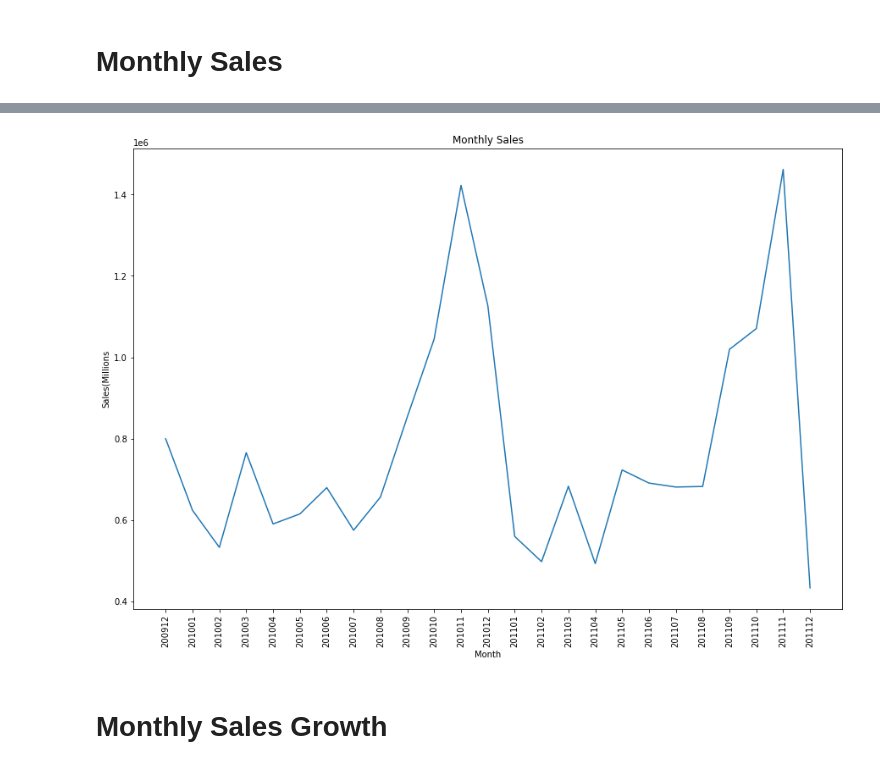
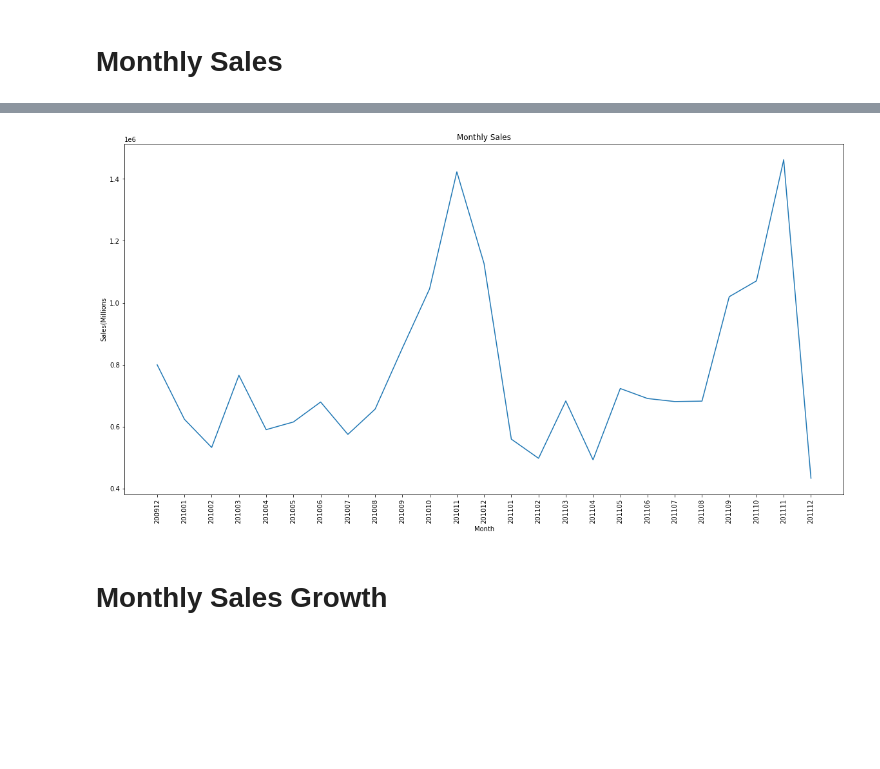
Before and after one commit to jarviscanada/jarvis_data_eng_MiguelDario, a Jupyter notebook: python_data_analytics/python_data_wrangling/retail_data_analytics_wrangling.ipynb, the cells around one changed output, grey strips where cells are left out. Cells and saved outputs as stored; diff of their text form; code cells hidden in the pictures; blank space fills up the shorter version.

```diff
--- a/python_data_analytics/python_data_wrangling/retail_data_analytics_wrangling.ipynb
+++ b/python_data_analytics/python_data_wrangling/retail_data_analytics_wrangling.ipynb
@@ -291,6 +223,6 @@ month_df["InvoiceDate"] = year * 100 + month
 
 #Reanme Invoice Date to Invoice Month
 month_df.rename(columns = {"InvoiceDate" : "InvoiceMonth"}, inplace = True)
-#month_df["InvoiceMonth"] = month_df.astype({"InvoiceMonth" : 'str'})
-month_df.info()
+month_df = month_df.astype({"InvoiceMonth" : 'str'})
+month_df.head()
 # %% [output]
@@ -346,10 +298,10 @@ orders_df.plot(title = 'Monthly Placed and Cancelled Orders', xlabel = "Month",
 monthly_sales_df = month_df[["InvoiceMonth", "Quantity", "Price"]].copy()
 #Calculate monthly sales
 monthly_sales_df["Amount"] = monthly_sales_df["Quantity"] * monthly_sales_df["Price"]
-monthly_sales_df["InvoiceMonth"] = monthly_sales_df.astype({"InvoiceMonth" : 'str'})
+#monthly_sales_df["InvoiceMonth"] = monthly_sales_df.astype({"InvoiceMonth" : 'str'})
 #Group by index month
-monthly_sales_df = monthly_sales_df.groupby("InvoiceMonth").sum().reset_index()
-monthly_sales_df
+monthly_sales_df = monthly_sales_df.groupby("InvoiceMonth", as_index = False).sum()
+monthly_sales_df.head()
 # %% [output]
 |  | InvoiceMonth | Quantity | Price | Amount |
 | 0 | 200912 | 420088 | 198307.760 | 799847.110 |
@@ -371,14 +337,14 @@ monthly_sales_df
 # %%
 #Plot monthly sales
-fig = plt.figure(figsize= (15,10))
+fig = plt.figure(figsize= (20,10))
 plt.plot(monthly_sales_df["InvoiceMonth"],monthly_sales_df["Amount"])
 plt.title("Monthly Sales")
 plt.xlabel("Month")
 plt.ylabel("Sales(Millions")
 plt.xticks(rotation = 90)
 plt.show()
 # %% [output]
-[figure, old version]
+[figure, new version]
 # %% [markdown]
 # Monthly Sales Growth
 # %% [markdown]
```
Also changed, not shown: parts of 27 cells of this notebook.
